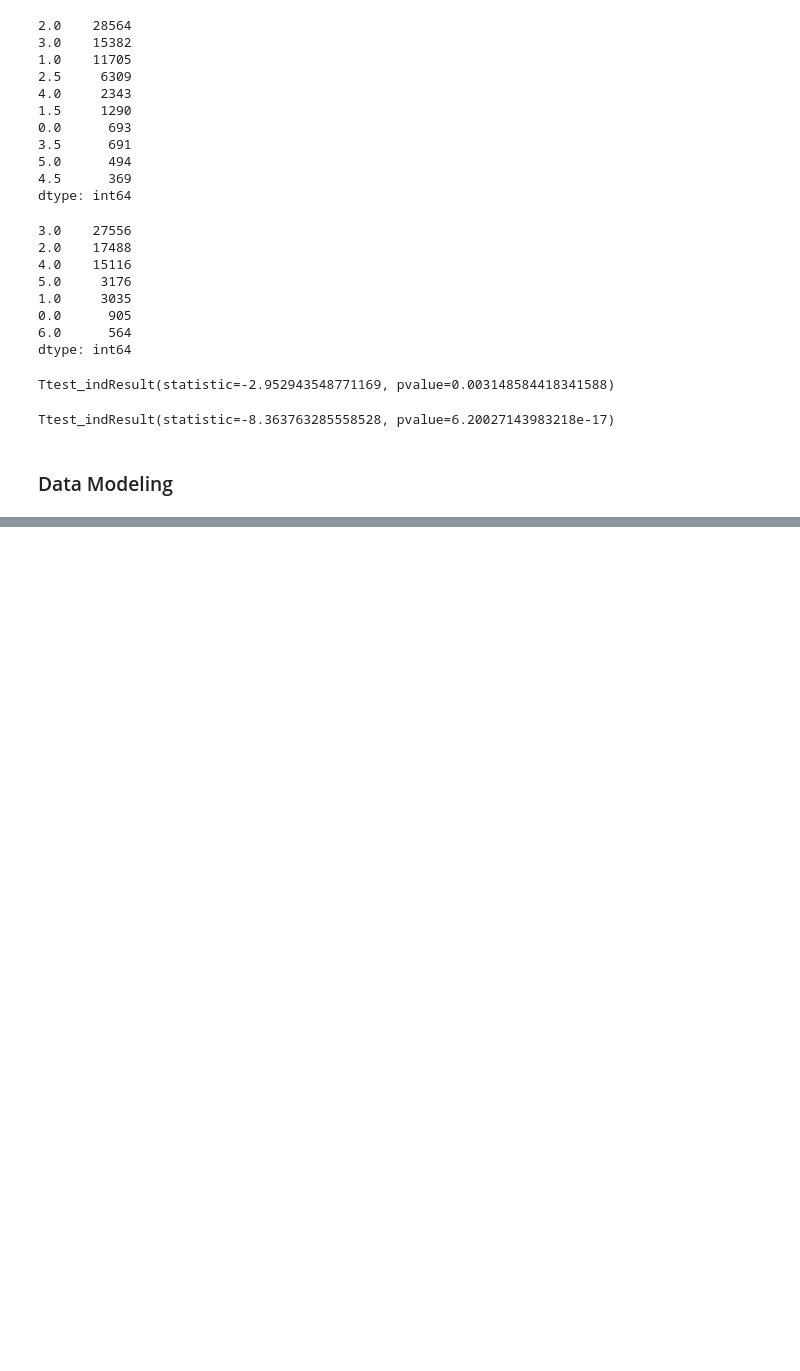
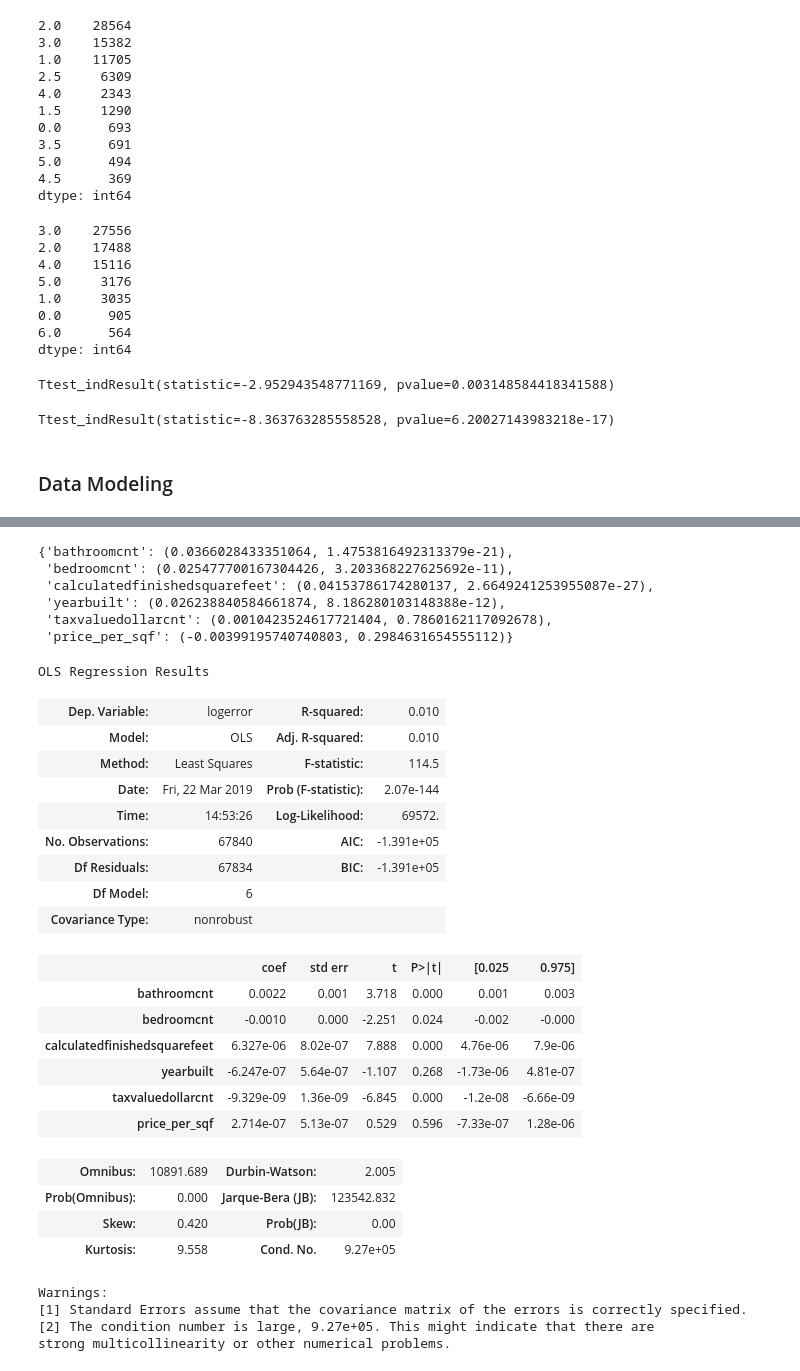
Before and after one commit to escalante-eric/codeup-ds-projects, a Jupyter notebook: Regression_Proj_EricEscalante.ipynb, the cells around one changed output, grey strips where cells are left out. Drawn from its saved outputs; the diff is of its cells as text; code cells hidden in the pictures; blank space fills up the shorter version.

Commit message:
Regression up to data modeling

```diff
--- a/Regression_Proj_EricEscalante.ipynb
+++ b/Regression_Proj_EricEscalante.ipynb
@@ -329,3 +329,6 @@ ttest_ind(one_ba.logerror, four_ba.logerror)
 Ttest_indResult(statistic=-8.363763285558528, pvalue=6.20027143983218e-17)
 # %% [markdown]
 ### Data Modeling
+# %%
+X_train['price_per_sqf'] = (X_train.taxvaluedollarcnt / X_train.calculatedfinishedsquarefeet)
+X_train.head()
@@ -331,0 +342,45 @@ Ttest_indResult(statistic=-8.363763285558528, pvalue=6.20027143983218e-17)
+# %%
+### Create a dictionary that describe the r and p values
+column_names = X_train.columns
+r_and_p_values = [pearsonr(X_train[col], y_train.logerror) for col in column_names]
+
+logerror_corr_dict = dict(zip(column_names, r_and_p_values))
+logerror_corr_dict
+# %% [output]
+{'bathroomcnt': (0.0366028433351064, 1.4753816492313379e-21),
+ 'bedroomcnt': (0.025477700167304426, 3.203368227625692e-11),
+ 'calculatedfinishedsquarefeet': (0.04153786174280137, 2.6649241253955087e-27),
+ 'yearbuilt': (0.026238840584661874, 8.186280103148388e-12),
+ 'taxvaluedollarcnt': (0.0010423524617721404, 0.7860162117092678),
+ 'price_per_sqf': (-0.00399195740740803, 0.2984631654555112)}
+# %%
+### Feature selection using statsmodels.OLS (Ordinary Least Squares)
+ols_model = sm.OLS(y_train, X_train)
+fit = ols_model.fit()
+fit.summary()
+# %% [output]
+OLS Regression Results
+| Dep. Variable: | logerror | R-squared: | 0.010 |
+| Model: | OLS | Adj. R-squared: | 0.010 |
+| Method: | Least Squares | F-statistic: | 114.5 |
+| Date: | Fri, 22 Mar 2019 | Prob (F-statistic): | 2.07e-144 |
+| Time: | 14:53:26 | Log-Likelihood: | 69572. |
+| No. Observations: | 67840 | AIC: | -1.391e+05 |
+| Df Residuals: | 67834 | BIC: | -1.391e+05 |
+| Df Model: | 6 |  |  |
+| Covariance Type: | nonrobust |  |  |
+|  | coef | std err | t | P>|t| | [0.025 | 0.975] |
+| bathroomcnt | 0.0022 | 0.001 | 3.718 | 0.000 | 0.001 | 0.003 |
+| bedroomcnt | -0.0010 | 0.000 | -2.251 | 0.024 | -0.002 | -0.000 |
+| calculatedfinishedsquarefeet | 6.327e-06 | 8.02e-07 | 7.888 | 0.000 | 4.76e-06 | 7.9e-06 |
+| yearbuilt | -6.247e-07 | 5.64e-07 | -1.107 | 0.268 | -1.73e-06 | 4.81e-07 |
+| taxvaluedollarcnt | -9.329e-09 | 1.36e-09 | -6.845 | 0.000 | -1.2e-08 | -6.66e-09 |
+| price_per_sqf | 2.714e-07 | 5.13e-07 | 0.529 | 0.596 | -7.33e-07 | 1.28e-06 |
+| Omnibus: | 10891.689 | Durbin-Watson: | 2.005 |
+| Prob(Omnibus): | 0.000 | Jarque-Bera (JB): | 123542.832 |
+| Skew: | 0.420 | Prob(JB): | 0.00 |
+| Kurtosis: | 9.558 | Cond. No. | 9.27e+05 |
+Warnings:
+[1] Standard Errors assume that the covariance matrix of the errors is correctly specified.
+[2] The condition number is large, 9.27e+05. This might indicate that there are
+strong multicollinearity or other numerical problems.
```
Also changed, not shown: parts of 2 cells of this notebook.
